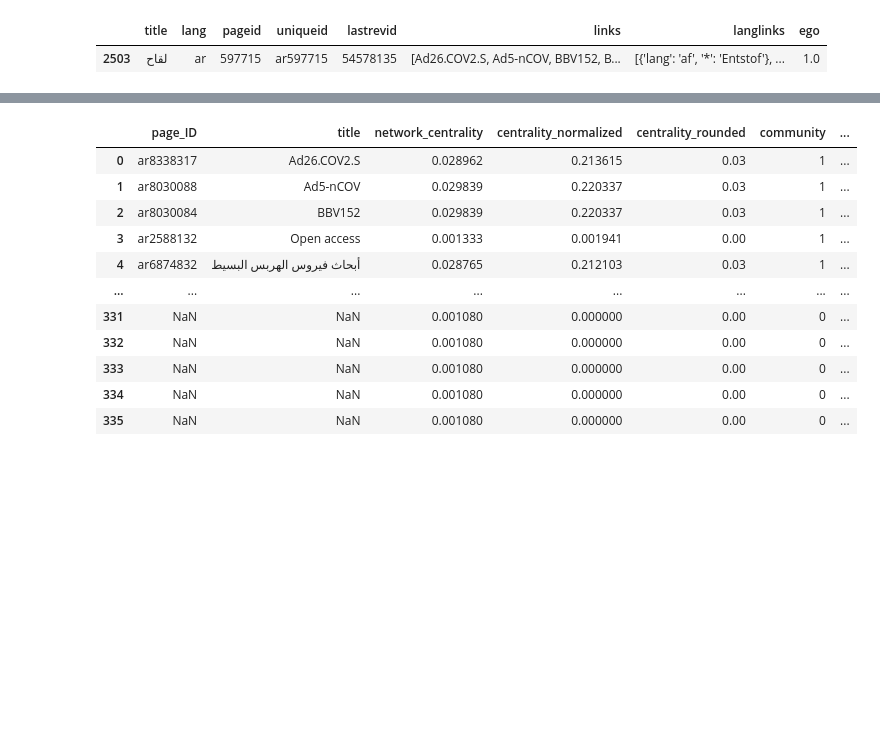
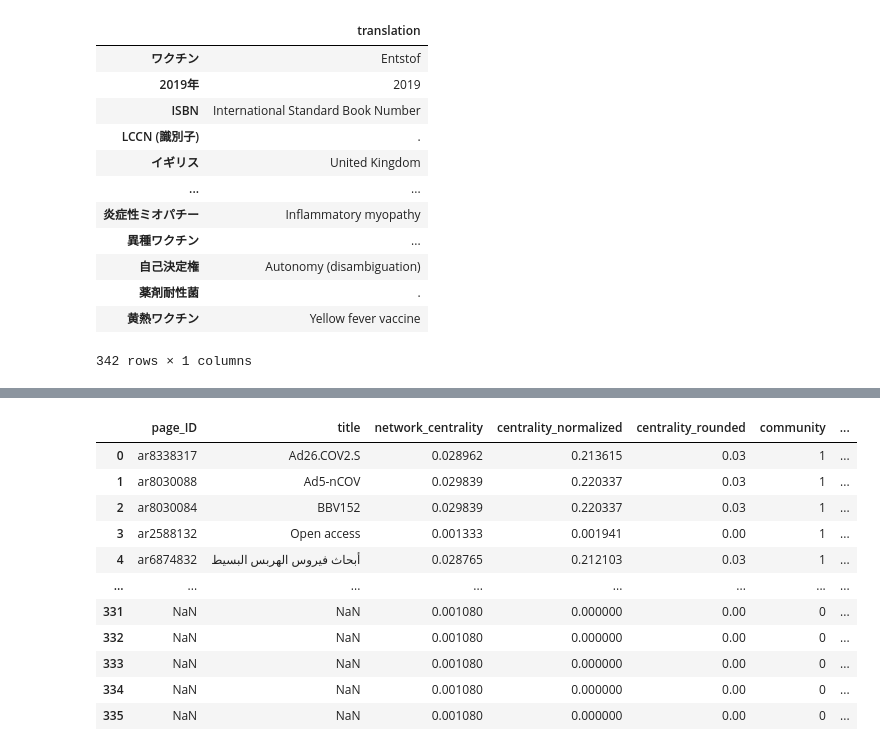
Before and after one commit to teijehidde/Comparing-Wiki-Knowledge-Networks, a Jupyter notebook: Code/Notebook_app.ipynb, the cells around one changed output, grey strips where cells are left out. Drawn from its saved outputs; the diff is of its cells as text; code cells hidden in the pictures; blank space fills up the shorter version.

```diff
--- a/Code/Notebook_app.ipynb
+++ b/Code/Notebook_app.ipynb
@@ -124,9 +142,4 @@ class WikiNetwork(WikiNode):
             community_centrality_nodes.update(networkx.algorithms.centrality.degree_centrality(G))
 
         return pd.DataFrame({'community':pd.Series(dict_communities), 'community_centrality': pd.Series(community_centrality_nodes)})
-# %%
-network_data_df.loc[network_data_df['title'] == 'لقاح']
-# %% [output]
-|  | title | lang | pageid | uniqueid | lastrevid | links | langlinks | ego |
-| 2503 | لقاح | ar | 597715 | ar597715 | 54578135 | [Ad26.COV2.S, Ad5-nCOV, BBV152, B... | [{'lang': 'af', '*': 'Entstof'}, ... | 1.0 |
 # %%
@@ -133,0 +147,16 @@ wiki_page = WikiNetwork('لقاح', 'ar')
+# %%
+wiki_page.getTranslations()
+# %% [output]
+|  | translation |
+| ワクチン | Entstof |
+| 2019年 | 2019 |
+| ISBN | International Standard Book Number |
+| LCCN (識別子) | . |
+| イギリス | United Kingdom |
+| ... | ... |
+| 炎症性ミオパチー | Inflammatory myopathy |
+| 異種ワクチン | ... |
+| 自己決定権 | Autonomy (disambiguation) |
+| 薬剤耐性菌 | . |
+| 黄熱ワクチン | Yellow fever vaccine |
+342 rows × 1 columns
```
Also changed, not shown: parts of 10 cells of this notebook, 1 other file.
